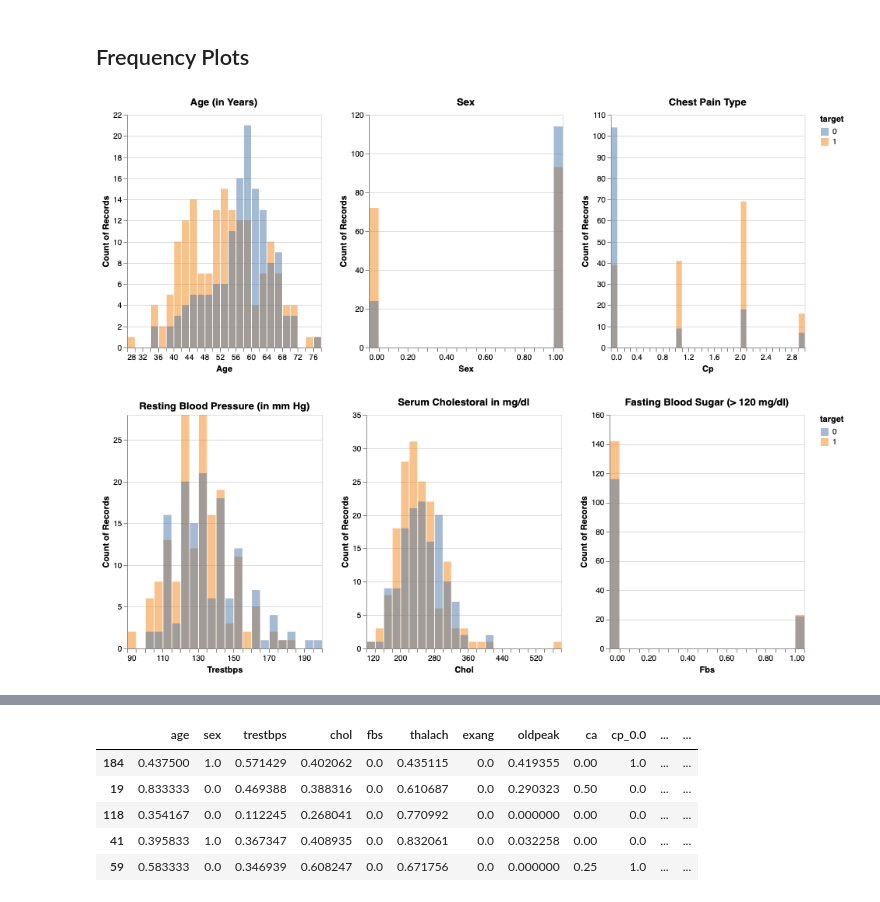
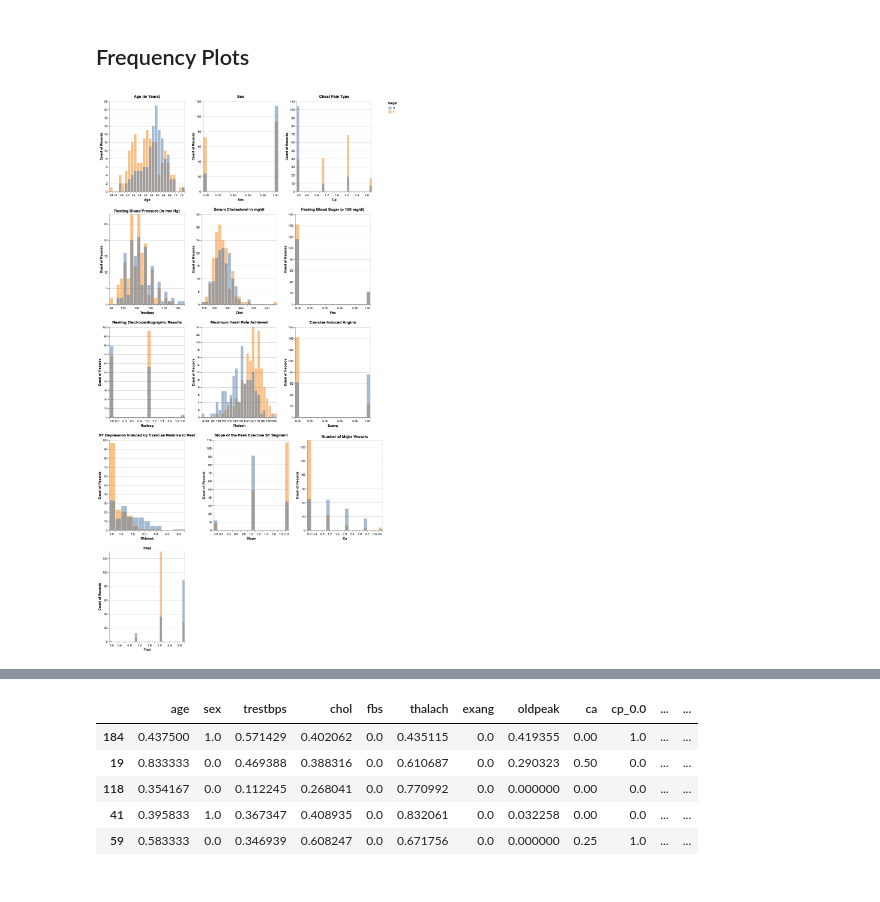
Before and after one commit to camadi/Heart-Disease-Prediction, a Jupyter notebook: Heart-Disease-Analysis.ipynb, the cells around one changed output, grey strips where cells are left out. Drawn from its saved outputs; the diff is of its cells as text; code cells hidden in the pictures.

Commit message:
Modification of plots

```diff
--- a/Heart-Disease-Analysis.ipynb
+++ b/Heart-Disease-Analysis.ipynb
@@ -187,25 +187,38 @@ print(len(heart[heart['target']==0]))
 # %%
 features = ['age', 'sex', 'cp', 'trestbps', 'chol', 'fbs', 'restecg', 'thalach',
        'exang', 'oldpeak', 'slope', 'ca', 'thal']
 
 titles = ['Age (in Years)', 'Sex', 'Chest Pain Type', 'Resting Blood Pressure (in mm Hg)', 'Serum Cholestoral in mg/dl',
 'Fasting Blood Sugar (> 120 mg/dl)', 'Resting Electrocardiographic Results', 'Maximum Heart Rate Achieved', 'Exercise Induced Angina',
 'ST Depression Induced by Exercise Relative to Rest', 'Slope of the Peak Exercise ST Segment', 'Number of Major Vessels', 'Thal']
 
 plots = []
+
 for feature in features:
     plot = alt.Chart(heart).mark_bar(
         opacity=0.5).encode(
         alt.X(feature, bin=alt.Bin(maxbins=30), title = str.title(feature)),
         alt.Y('count()', stack=None),
         alt.Color('target:N')).properties(
         title= (titles.pop(0)),
         width = 250)
     plots.append(plot)
-plots[0]|plots[1]|plots[2]
+
+def make_hcc(row_of_charts):
+    hconcat = [chart for chart in row_of_charts]
+    hcc = alt.HConcatChart(hconcat=hconcat)
+    return hcc
+
+def facet_plot(charts, charts_per_row):
+    rows_of_charts = [
+        charts[i:i+charts_per_row]
+        for i in range(0, len(charts), charts_per_row)]
+    vconcat = [make_hcc(r) for r in rows_of_charts]
+    vcc = alt.VConcatChart(vconcat=vconcat)
+
+    return vcc
+
+faceted_charts = facet_plot(plots, 3)
+faceted_charts
 # %% [output]
-[figure, old version]
+[figure, new version]
-# %%
-plots[3]|plots[4]|plots[5]
-# %% [output]
-[figure, removed]
```
Also changed, not shown: parts of 5 cells of this notebook.
